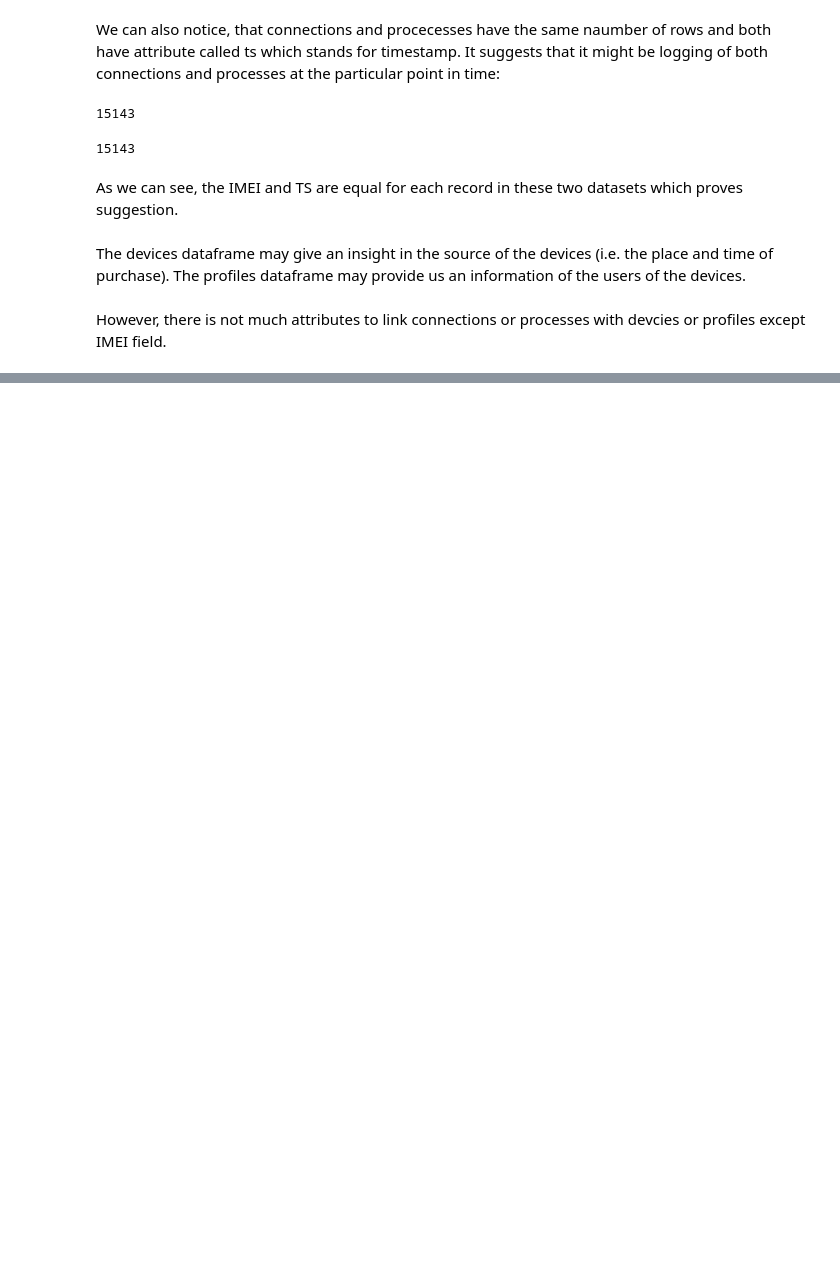
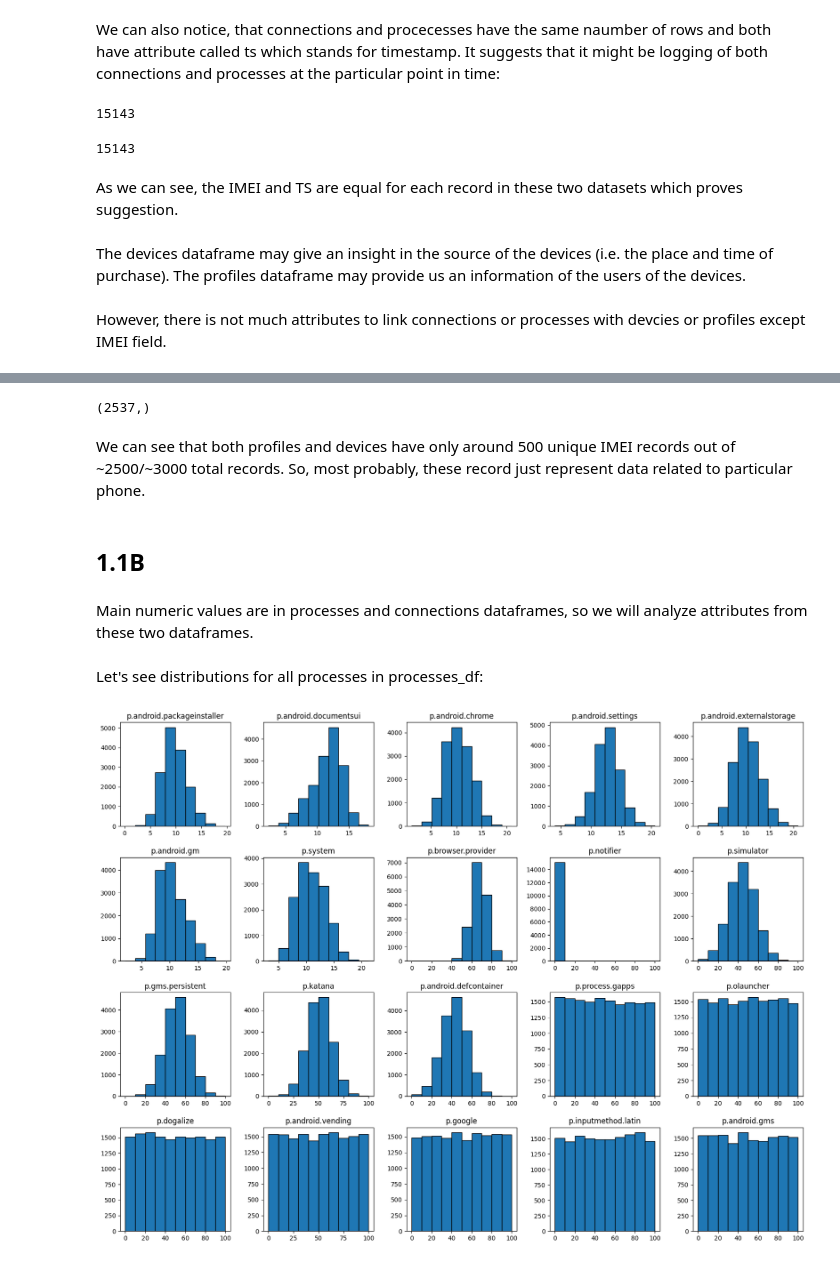
Before and after one commit to Yessirskiy/IAU-Project, a Jupyter notebook: data/project.ipynb, the cells around one changed output, grey strips where cells are left out. Cells and saved outputs as stored; diff of their text form; code cells hidden in the pictures; blank space fills up the shorter version.

```diff
--- a/data/project.ipynb
+++ b/data/project.ipynb
@@ -129,0 +142,20 @@ However, there is not much attributes to link connections or processes with devc
+# %%
+profiles_df["imei"].shape
+# %% [output]
+(2537,)
+# %% [markdown]
+We can see that both profiles and devices have only around 500 unique IMEI records out of \~2500/\~3000 total records. So, most probably, these record just represent data related to particular phone.
+# %% [markdown]
+## 1.1B
+# %% [markdown]
+Main numeric values are in processes and connections dataframes, so we will analyze attributes from these two dataframes.
+# %% [markdown]
+Let's see distributions for all processes in processes_df:
+# %%
+proc_attributes =  proc_df.select_dtypes("float")
+proc_attrs = proc_attributes.loc[:, proc_attributes.columns != 'mwra']
+fig, axis = plt.subplots(4, 5, figsize=(20,15))
+proc_attrs.hist(ax=axis, edgecolor='black', grid=False)
+plt.show()
+# %% [output]
+[figure, added]
```
Also changed, not shown: parts of 9 cells of this notebook.
